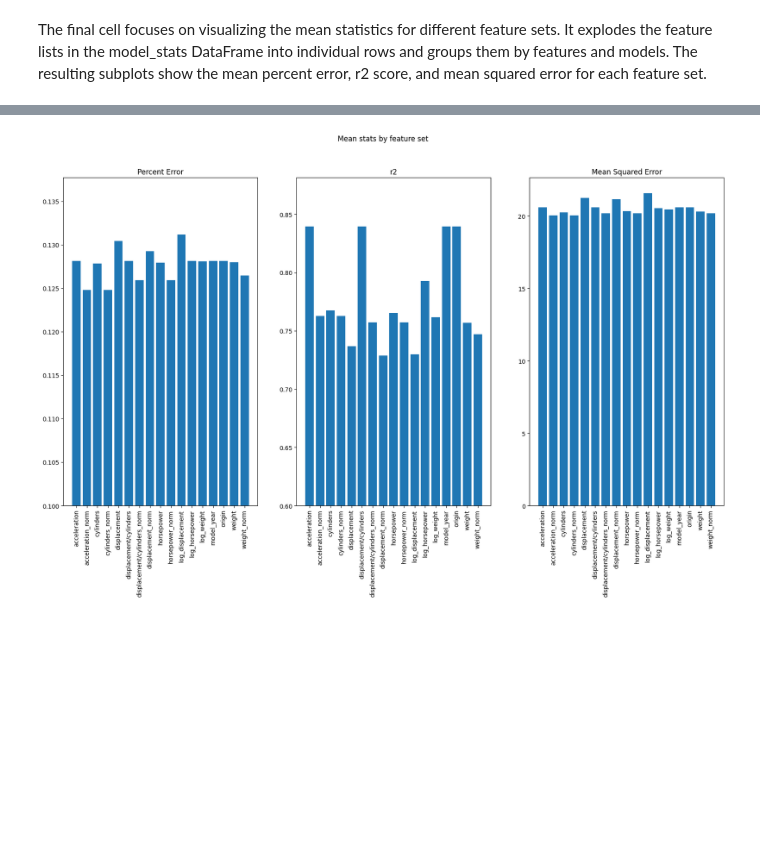
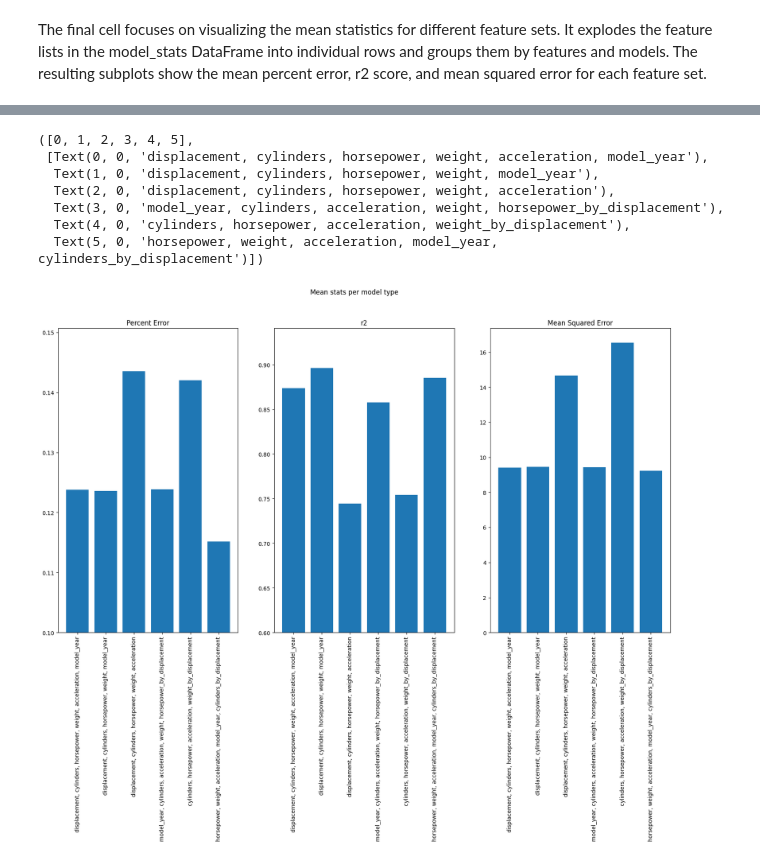
Before and after one commit to York-Solutions-B2E/Regression_Project, a Jupyter notebook: matt_asmi_noel.ipynb, the cells around one changed output, grey strips where cells are left out. Saved outputs shown, nothing was run; the diff lists cells and outputs as text; code cells hidden in the pictures; blank space fills up the shorter version.

```diff
--- a/matt_asmi_noel.ipynb
+++ b/matt_asmi_noel.ipynb
@@ -108,0 +20,4 @@ feature_combos = [og_features, normalized, kbest, kbest_more, kbest_less, manual
+# %%
+Auto_df = pd.read_csv("auto_1993_adj.csv")
+
+print(Auto_df.describe())
@@ -125,2 +46,6 @@ model_stats_df = pd.DataFrame(model_stats)
+# %%
+Auto_df.isnull().sum()
+Auto_df.dropna()
+Auto_df = Auto_df.drop("ID", axis=1)
 # %% [markdown]
 This cell creates visualizations to compare the mean statistics of different regression models. Three subplots display percent error, r2 score, and mean squared error for each model type.
@@ -150,2 +71,9 @@ Text(0.5, 1.0, 'Mean Squared Error')
 # %% [markdown]
 The final cell focuses on visualizing the mean statistics for different feature sets. It explodes the feature lists in the model_stats DataFrame into individual rows and groups them by features and models. The resulting subplots show the mean percent error, r2 score, and mean squared error for each feature set.
+# %%
+X = Auto_df.drop("mpg", axis=1)
+print(X.describe())
+y = Auto_df["mpg"]
+
+print(X.shape)
+print(y.shape)
@@ -151,0 +121,7 @@ The final cell focuses on visualizing the mean statistics for different feature
+# %%
+#Create new features
+X["cylinders_by_displacement"] = X["cylinders"]/ X["displacement"]
+X["weight_by_displacement"] = X["weight"]/ X["displacement"]
+X["horsepower_by_displacement"] = X["horsepower"]/ X["displacement"]
+X["weight_by_cylinders"] = X["weight"]/ X["cylinders"]
+print(X.shape)
@@ -152,30 +217,29 @@ The final cell focuses on visualizing the mean statistics for different feature
 # %%
-# Cell 5: Visualization of Feature Set Performance
-
-# Visualization of feature set performance
-test = model_stats_df.explode('features')  # Convert lists in 'features' column to individual rows
-test = test.groupby(['features', 'model']).agg({'r2': 'mean', 'percent_error': 'mean', 'mse': 'mean'}).reset_index()
-
 plt.figure(figsize=(20, 10))
-plt.suptitle("Mean stats by feature set")
+plt.suptitle("Mean stats per model type")
 
 plt.subplot(1, 3, 1)
-plt.bar(test['features'], test['percent_error'])
+plt.bar(results_df['Feature Set'], results_df['mean_absolute_percentage'])
 plt.ylim(0.1)
 plt.title("Percent Error")
-plt.xticks(rotation='vertical')
+plt.xticks( rotation='vertical')
 
 plt.subplot(1, 3, 2)
-plt.bar(test['features'], test['r2'])
+plt.bar(results_df['Feature Set'], results_df['r2'])
 plt.ylim(0.6)
 plt.title("r2")
-plt.xticks(rotation='vertical')
+plt.xticks( rotation='vertical')
 
 plt.subplot(1, 3, 3)
-plt.bar(test['features'], test['mse'])
+plt.bar(results_df['Feature Set'], results_df['MSE'])
 plt.title("Mean Squared Error")
-plt.xticks(rotation='vertical')
-
-plt.show()
+plt.xticks( rotation='vertical')
 # %% [output]
+([0, 1, 2, 3, 4, 5],
+ [Text(0, 0, 'displacement, cylinders, horsepower, weight, acceleration, model_year'),
+  Text(1, 0, 'displacement, cylinders, horsepower, weight, model_year'),
+  Text(2, 0, 'displacement, cylinders, horsepower, weight, acceleration'),
+  Text(3, 0, 'model_year, cylinders, acceleration, weight, horsepower_by_displacement'),
+  Text(4, 0, 'cylinders, horsepower, acceleration, weight_by_displacement'),
+  Text(5, 0, 'horsepower, weight, acceleration, model_year, cylinders_by_displacement')])
-[figure, old version]
+[figure, new version]
```
Also changed, not shown: parts of 13 cells of this notebook, 1 other file.
